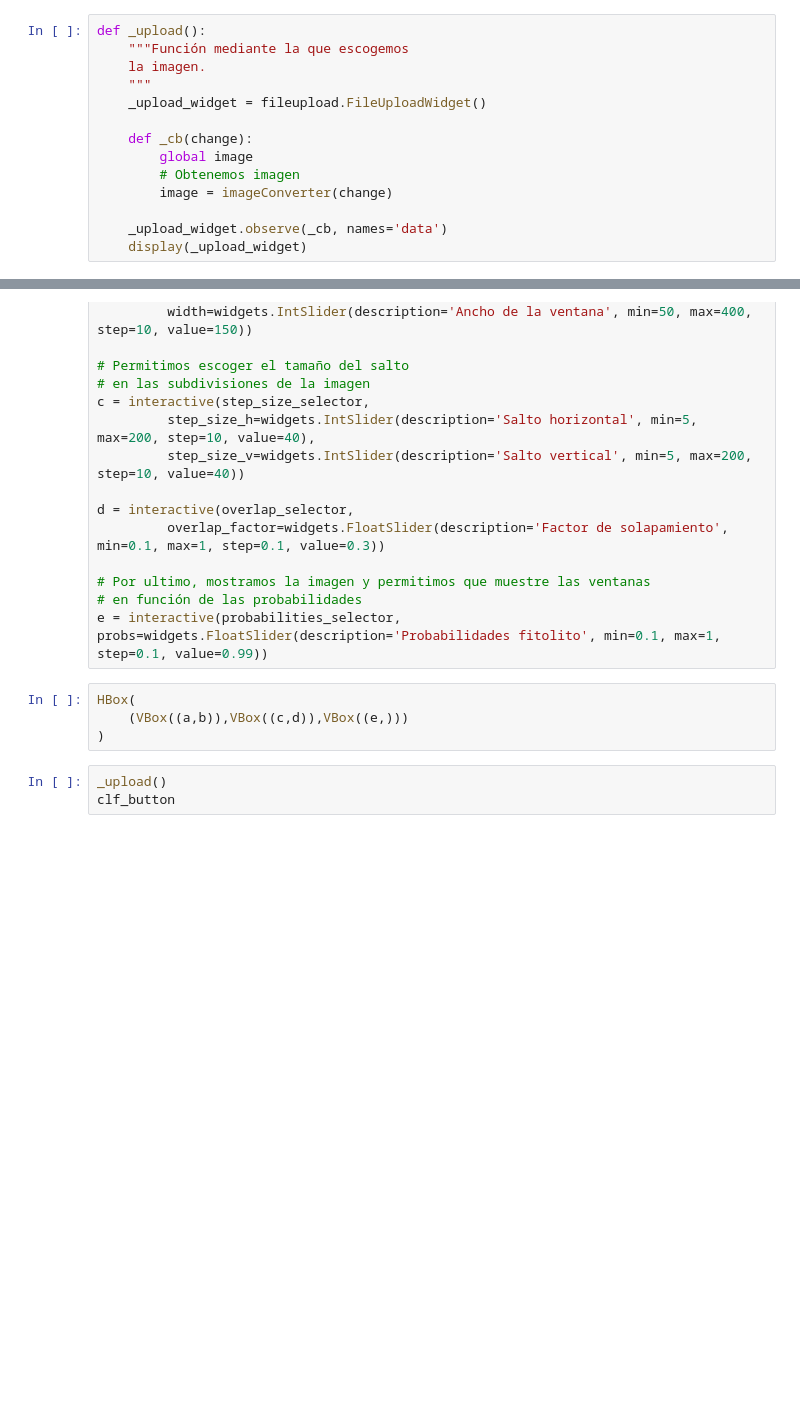
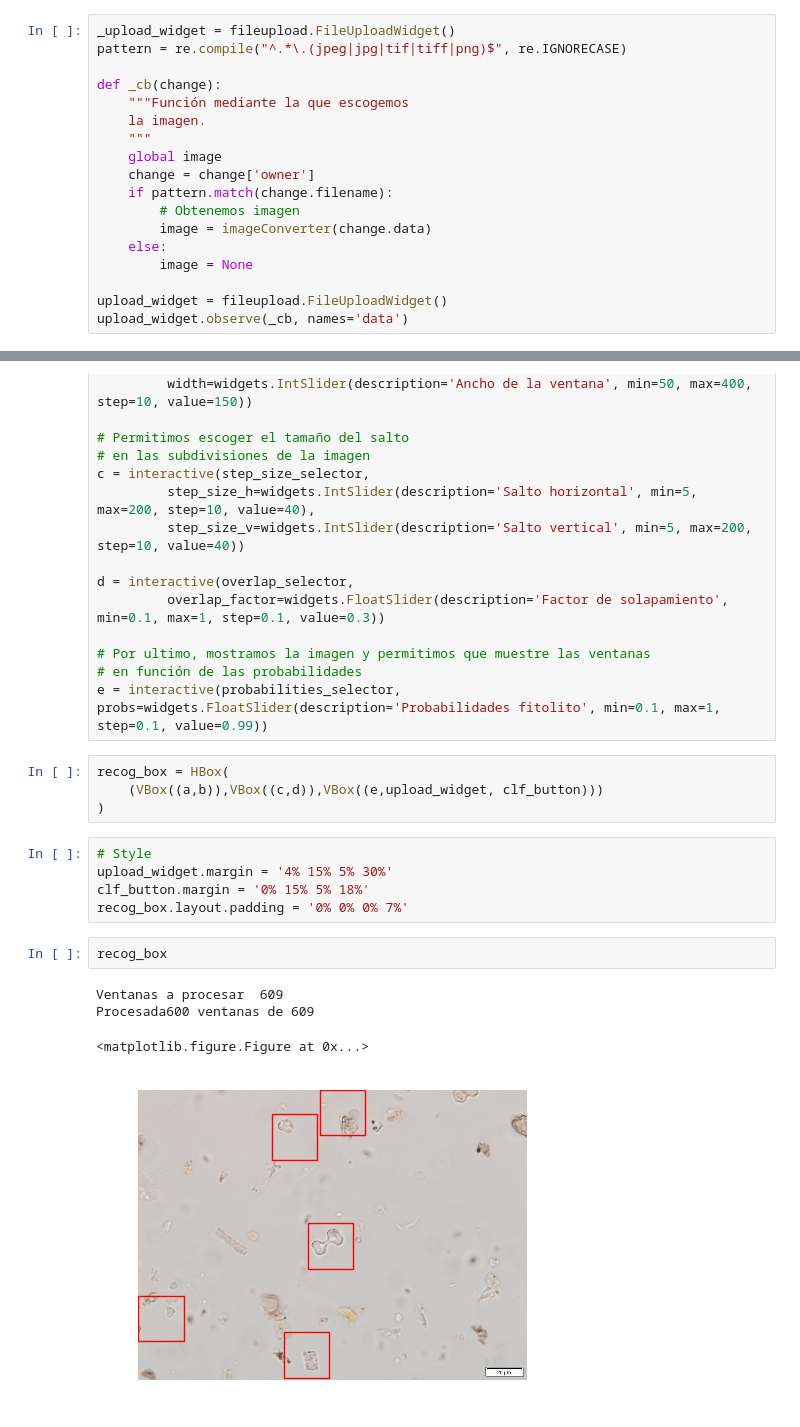
Before and after one commit to jasag/Phytoliths-recognition-system, a Jupyter notebook: code/notebooks/Phytoliths_Recognition_UI.ipynb, the cells around one changed output, grey strips where cells are left out. Drawn from its saved outputs; the diff is of its cells as text; blank space fills up the shorter version.

```diff
--- a/code/notebooks/Phytoliths_Recognition_UI.ipynb
+++ b/code/notebooks/Phytoliths_Recognition_UI.ipynb
@@ -79,19 +90,23 @@ def rescale_selector(rescale_factor):
     non-maximum supression"""
     rescale_factor = rescale_factor
 # %%
-def _upload():
+_upload_widget = fileupload.FileUploadWidget()
+pattern = re.compile("^.*\.(jpeg|jpg|tif|tiff|png)$", re.IGNORECASE)
+
+def _cb(change):
     """Función mediante la que escogemos
     la imagen.
     """
-    _upload_widget = fileupload.FileUploadWidget()
+    global image
+    change = change['owner']
+    if pattern.match(change.filename):
+        # Obtenemos imagen
+        image = imageConverter(change.data)
+    else:
+        image = None
 
-    def _cb(change):
-        global image
-        # Obtenemos imagen
-        image = imageConverter(change)
-
-    _upload_widget.observe(_cb, names='data')
-    display(_upload_widget)
+upload_widget = fileupload.FileUploadWidget()
+upload_widget.observe(_cb, names='data')
 # %%
 clf_button = widgets.Button(description="Reconocer")
 
@@ -135,9 +151,18 @@ d = interactive(overlap_selector,
 # en función de las probabilidades
 e = interactive(probabilities_selector, probs=widgets.FloatSlider(description='Probabilidades fitolito', min=0.1, max=1, step=0.1, value=0.99))
 # %%
-HBox(
-    (VBox((a,b)),VBox((c,d)),VBox((e,)))
+recog_box = HBox(
+    (VBox((a,b)),VBox((c,d)),VBox((e,upload_widget, clf_button)))
 )
-# %%
-_upload()
-clf_button
+# %%
+# Style
+upload_widget.margin = '4% 15% 5% 30%'
+clf_button.margin = '0% 15% 5% 18%'
+recog_box.layout.padding = '0% 0% 0% 7%'
+# %%
+recog_box
+# %% [output]
+Ventanas a procesar  609
+Procesada600 ventanas de 609
+<matplotlib.figure.Figure at 0x...>
+[figure, added]
```
Also changed, not shown: parts of 5 cells of this notebook, 39 other files.
